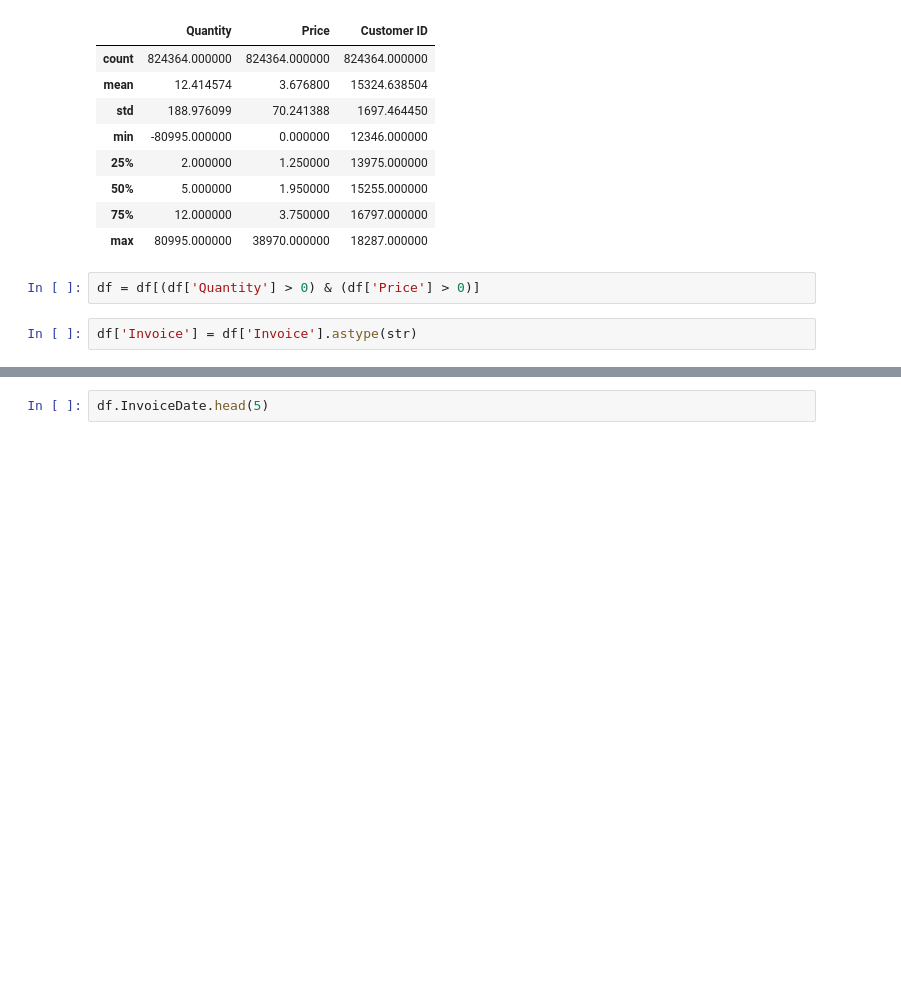
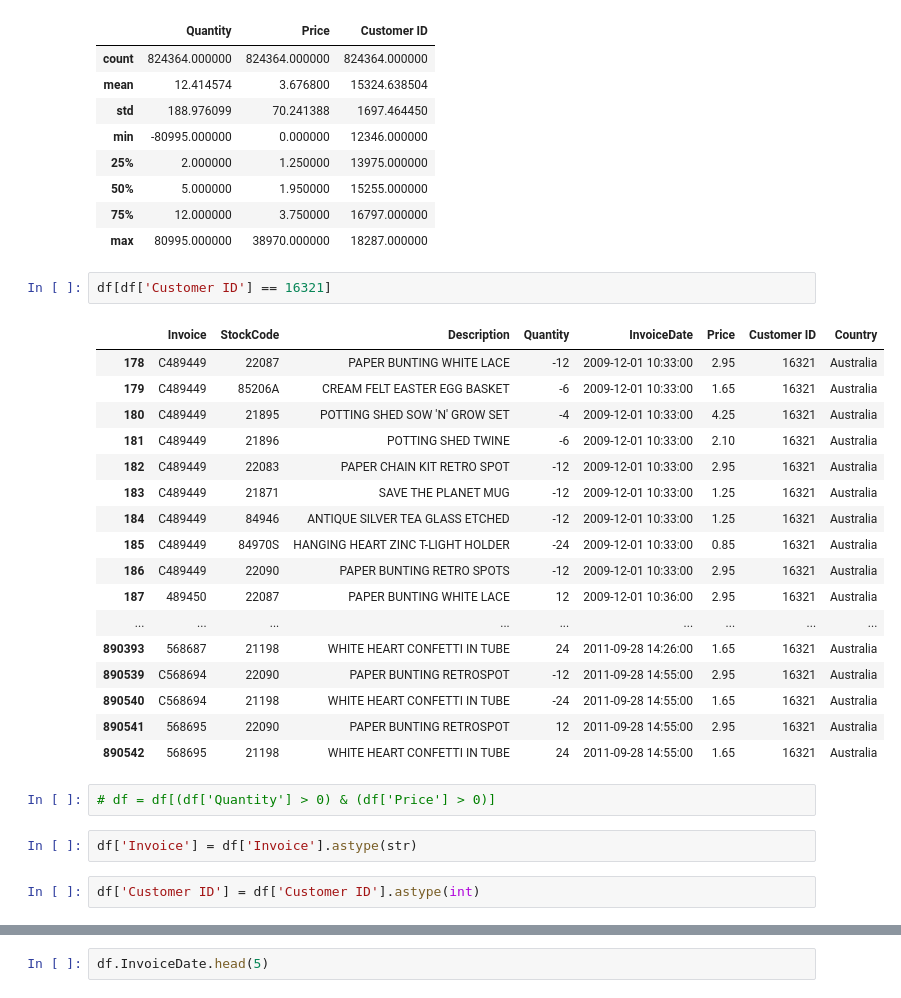
Before and after one commit to cpython-projects/python_da_06_11_25, a Jupyter notebook: lesson_24.ipynb, the cells around one changed output, grey strips where cells are left out. Saved outputs shown, nothing was run; the diff lists cells and outputs as text; blank space fills up the shorter version.

```diff
--- a/lesson_24.ipynb
+++ b/lesson_24.ipynb
@@ -242,10 +242,32 @@ df.describe()
 | 50% | 5.000000 | 1.950000 | 15255.000000 |
 | 75% | 12.000000 | 3.750000 | 16797.000000 |
 | max | 80995.000000 | 38970.000000 | 18287.000000 |
+# %%
+df[df['Customer ID'] == 16321]
+# %% [output]
+|  | Invoice | StockCode | Description | Quantity | InvoiceDate | Price | Customer ID | Country |
+| 178 | C489449 | 22087 | PAPER BUNTING WHITE LACE | -12 | 2009-12-01 10:33:00 | 2.95 | 16321 | Australia |
+| 179 | C489449 | 85206A | CREAM FELT EASTER EGG BASKET | -6 | 2009-12-01 10:33:00 | 1.65 | 16321 | Australia |
+| 180 | C489449 | 21895 | POTTING SHED SOW 'N' GROW SET | -4 | 2009-12-01 10:33:00 | 4.25 | 16321 | Australia |
+| 181 | C489449 | 21896 | POTTING SHED TWINE | -6 | 2009-12-01 10:33:00 | 2.10 | 16321 | Australia |
+| 182 | C489449 | 22083 | PAPER CHAIN KIT RETRO SPOT | -12 | 2009-12-01 10:33:00 | 2.95 | 16321 | Australia |
+| 183 | C489449 | 21871 | SAVE THE PLANET MUG | -12 | 2009-12-01 10:33:00 | 1.25 | 16321 | Australia |
+| 184 | C489449 | 84946 | ANTIQUE SILVER TEA GLASS ETCHED | -12 | 2009-12-01 10:33:00 | 1.25 | 16321 | Australia |
+| 185 | C489449 | 84970S | HANGING HEART ZINC T-LIGHT HOLDER | -24 | 2009-12-01 10:33:00 | 0.85 | 16321 | Australia |
+| 186 | C489449 | 22090 | PAPER BUNTING RETRO SPOTS | -12 | 2009-12-01 10:33:00 | 2.95 | 16321 | Australia |
+| 187 | 489450 | 22087 | PAPER BUNTING WHITE LACE | 12 | 2009-12-01 10:36:00 | 2.95 | 16321 | Australia |
+| ... | ... | ... | ... | ... | ... | ... | ... | ... |
+| 890393 | 568687 | 21198 | WHITE HEART CONFETTI IN TUBE | 24 | 2011-09-28 14:26:00 | 1.65 | 16321 | Australia |
+| 890539 | C568694 | 22090 | PAPER BUNTING RETROSPOT | -12 | 2011-09-28 14:55:00 | 2.95 | 16321 | Australia |
+| 890540 | C568694 | 21198 | WHITE HEART CONFETTI IN TUBE | -24 | 2011-09-28 14:55:00 | 1.65 | 16321 | Australia |
+| 890541 | 568695 | 22090 | PAPER BUNTING RETROSPOT | 12 | 2011-09-28 14:55:00 | 2.95 | 16321 | Australia |
+| 890542 | 568695 | 21198 | WHITE HEART CONFETTI IN TUBE | 24 | 2011-09-28 14:55:00 | 1.65 | 16321 | Australia |
 # %%
-df = df[(df['Quantity'] > 0) & (df['Price'] > 0)]
+# df = df[(df['Quantity'] > 0) & (df['Price'] > 0)]
 # %%
 df['Invoice'] = df['Invoice'].astype(str)
+# %%
+df['Customer ID'] = df['Customer ID'].astype(int)
 # %%
 df.Invoice.str.startswith('C').sum()
 # %% [output]
```
Also changed, not shown: parts of 18 cells of this notebook.
